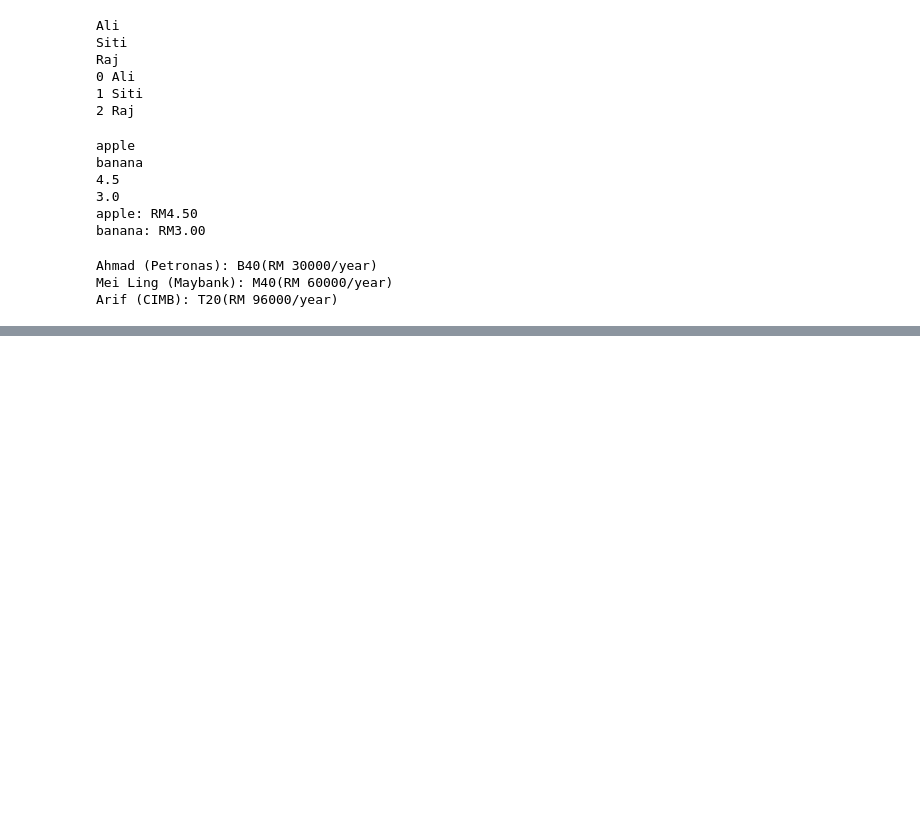
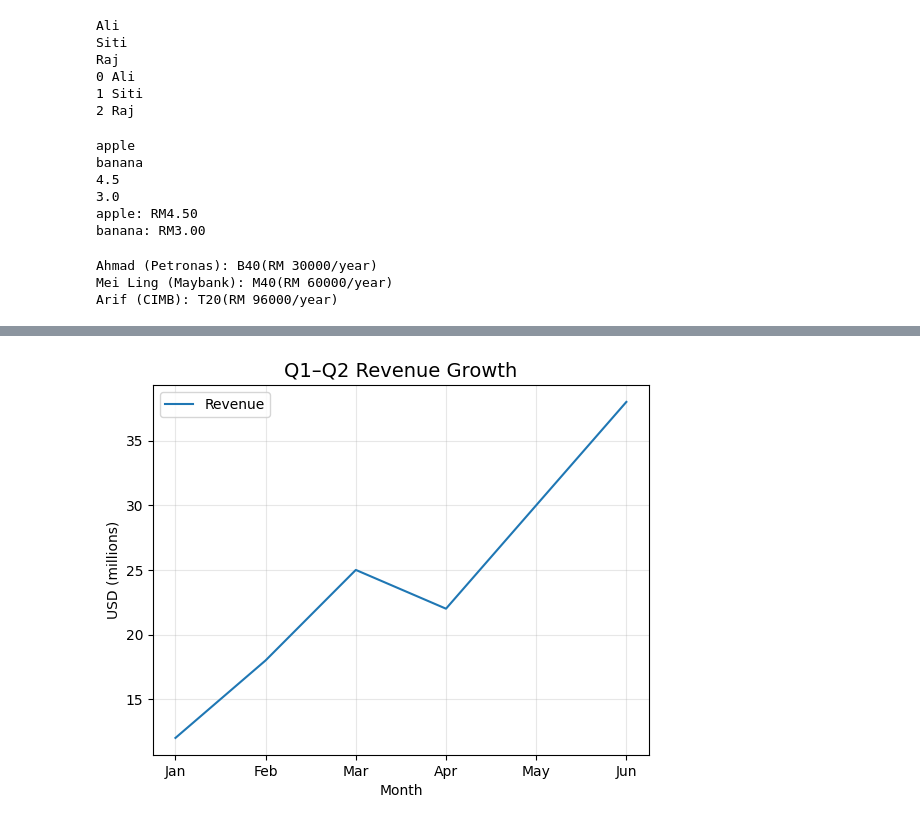
Before and after one commit to MGM46/pythonclass, a Jupyter notebook: app.ipynb, the cells around one changed output, grey strips where cells are left out. Saved outputs shown, nothing was run; the diff lists cells and outputs as text; code cells hidden in the pictures; blank space fills up the shorter version.

```diff
--- a/app.ipynb
+++ b/app.ipynb
@@ -456,0 +639,12 @@ Arif (CIMB): T20(RM 96000/year)
+# %%
+plt.plot(months, revenue, label='Revenue')
+
+plt.title('Q1–Q2 Revenue Growth', fontsize=14)
+plt.xlabel('Month')
+plt.ylabel('USD (millions)')
+plt.legend(loc='upper left')
+plt.grid(True, alpha=0.3)
+
+plt.show()
+# %% [output]
+[figure, added]
```
Also changed, not shown: parts of 31 cells of this notebook, 2 other files.
